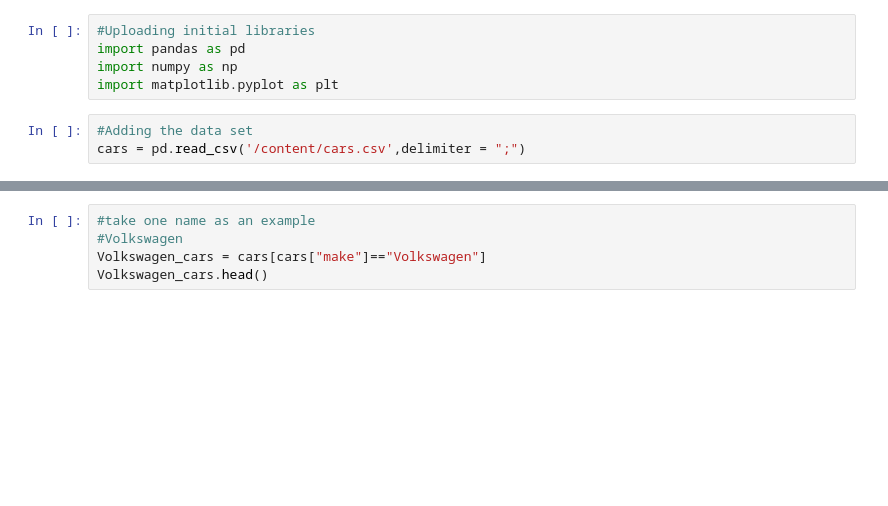
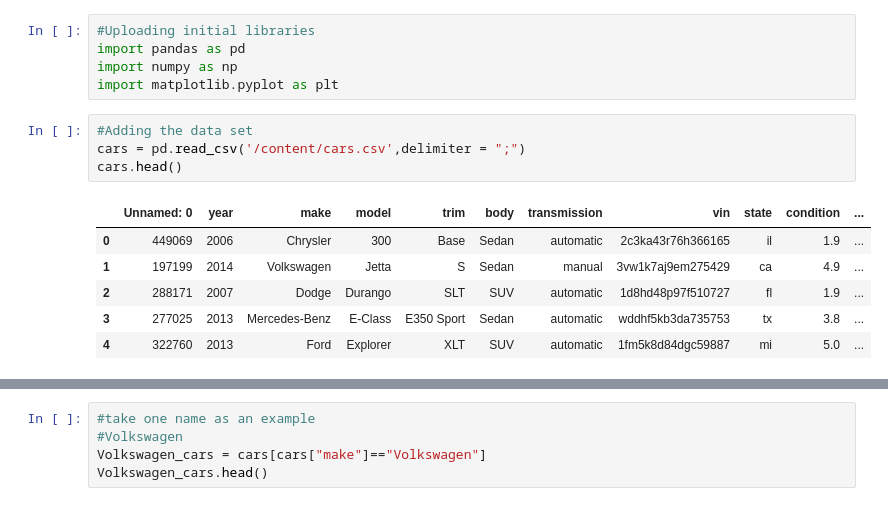
Before and after one commit to MahsaAbdollahiM/AI_and_ML_Assignment, a Jupyter notebook: Feature_Engineering_Cars.ipynb, the cells around one changed output, grey strips where cells are left out. Cells and saved outputs as stored; diff of their text form; blank space fills up the shorter version.

```diff
--- a/Feature_Engineering_Cars.ipynb
+++ b/Feature_Engineering_Cars.ipynb
@@ -8,6 +8,14 @@ import matplotlib.pyplot as plt
 # %%
 #Adding the data set
 cars = pd.read_csv('/content/cars.csv',delimiter = ";")
+cars.head()
+# %% [output]
+|  | Unnamed: 0 | year | make | model | trim | body | transmission | vin | state | condition | ... |
+| 0 | 449069 | 2006 | Chrysler | 300 | Base | Sedan | automatic | 2c3ka43r76h366165 | il | 1.9 | ... |
+| 1 | 197199 | 2014 | Volkswagen | Jetta | S | Sedan | manual | 3vw1k7aj9em275429 | ca | 4.9 | ... |
+| 2 | 288171 | 2007 | Dodge | Durango | SLT | SUV | automatic | 1d8hd48p97f510727 | fl | 1.9 | ... |
+| 3 | 277025 | 2013 | Mercedes-Benz | E-Class | E350 Sport | Sedan | automatic | wddhf5kb3da735753 | tx | 3.8 | ... |
+| 4 | 322760 | 2013 | Ford | Explorer | XLT | SUV | automatic | 1fm5k8d84dgc59887 | mi | 5.0 | ... |
 # %%
 prices = cars['sellingprice']
 #plot a histogram of prices
```
Also changed, not shown: parts of 10 cells of this notebook.
